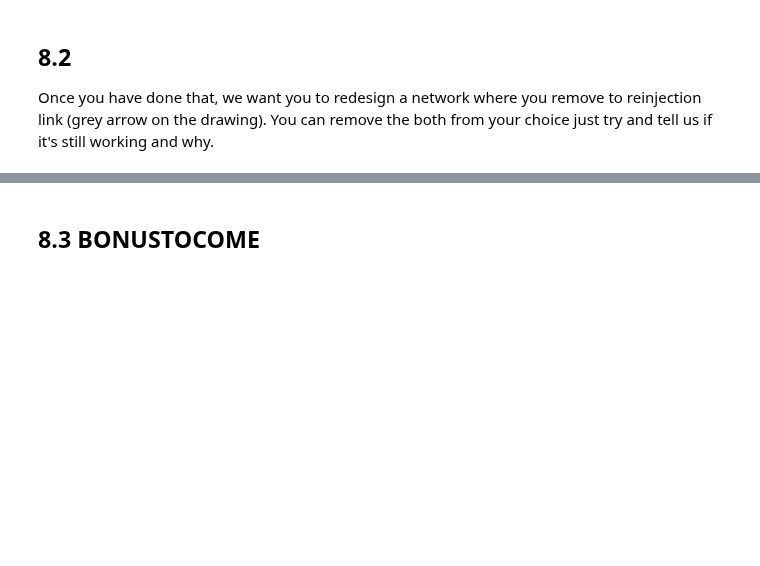
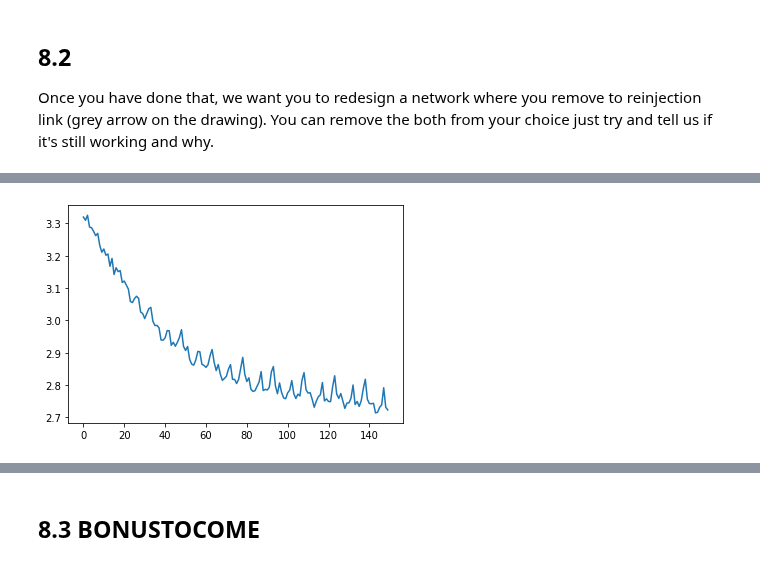
Before and after one commit to AbdBarho/CV19-20, a Jupyter notebook: 10_PyTorch_UNet.ipynb, the cells around one changed output, grey strips where cells are left out. Saved outputs shown, nothing was run; the diff lists cells and outputs as text; code cells hidden in the pictures; blank space fills up the shorter version.

```diff
--- a/10_PyTorch_UNet.ipynb
+++ b/10_PyTorch_UNet.ipynb
@@ -249,0 +362,22 @@ Once you have done that, we want you to redesign a network where you remove to r
+# %%
+device_3 = torch.device('cuda' if torch.cuda.is_available() else 'cpu')
+model_3 =  UNet().to(device_3)
+optimizer_3 = optim.Adam(model_3.parameters(), 1e-4)
+ce_3 = nn.CrossEntropyLoss()
+losses_3 = []
+# %%
+epoches_3= 10
+for i in tqdm(range(epoches_3), leave=False):
+    for images_3, labels_3 in train_loader:
+        images_3, labels_3 = images_3.to(device_3), labels_3.to(device_3)
+        optimizer_3.zero_grad()
+        predictions_3 = model_3(images_3)
+        loss_3 = ce_3(predictions_3, labels_3)
+        loss_3.backward()
+        losses_3.append(loss_3.item())
+        optimizer_3.step()
+
+plt.figure()
+plt.plot(losses_3)
+plt.show()
+# %% [output]
@@ -249,0 +385 @@ Once you have done that, we want you to redesign a network where you remove to r
+[figure, added]
```
Also changed, not shown: parts of 13 cells of this notebook.
